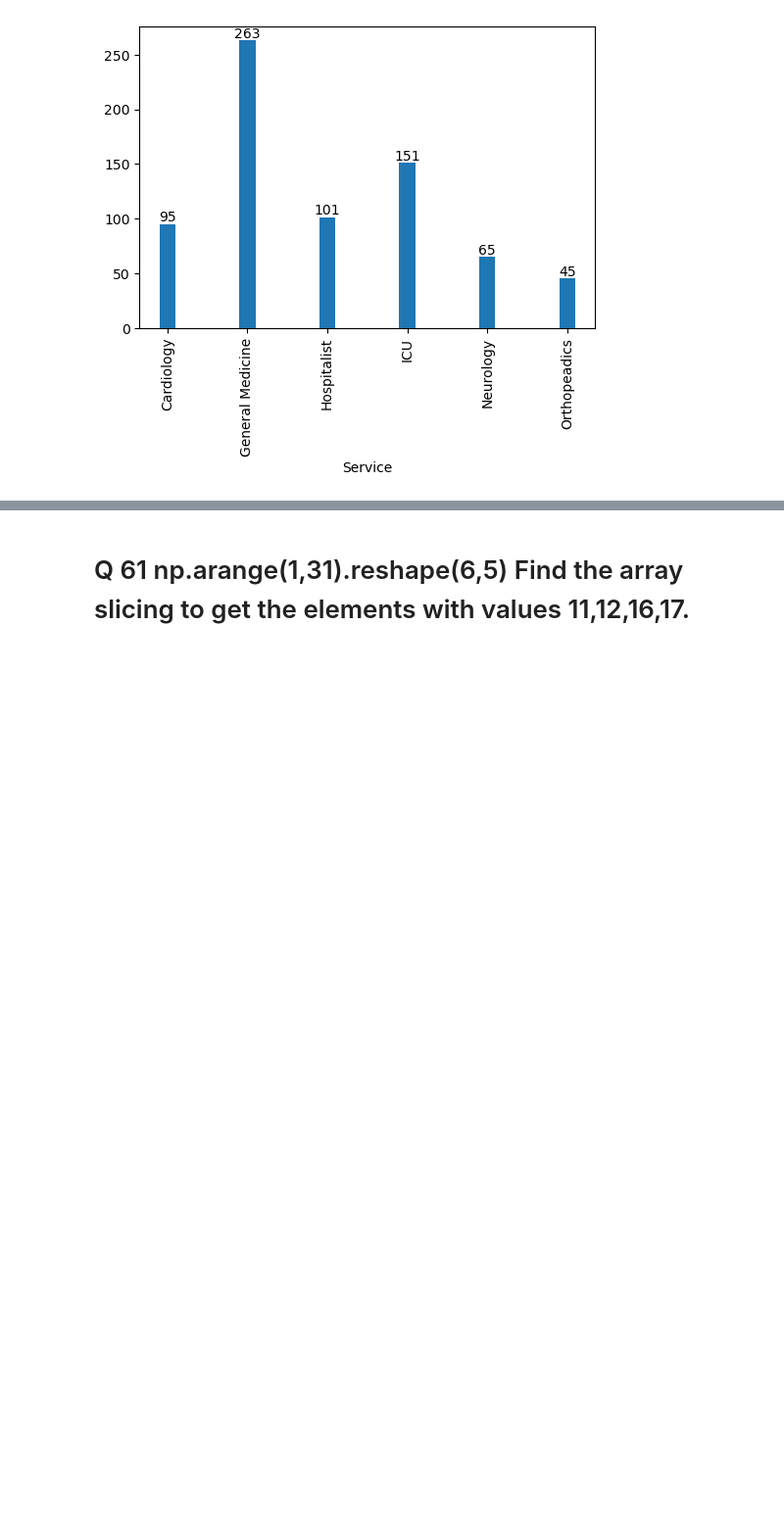
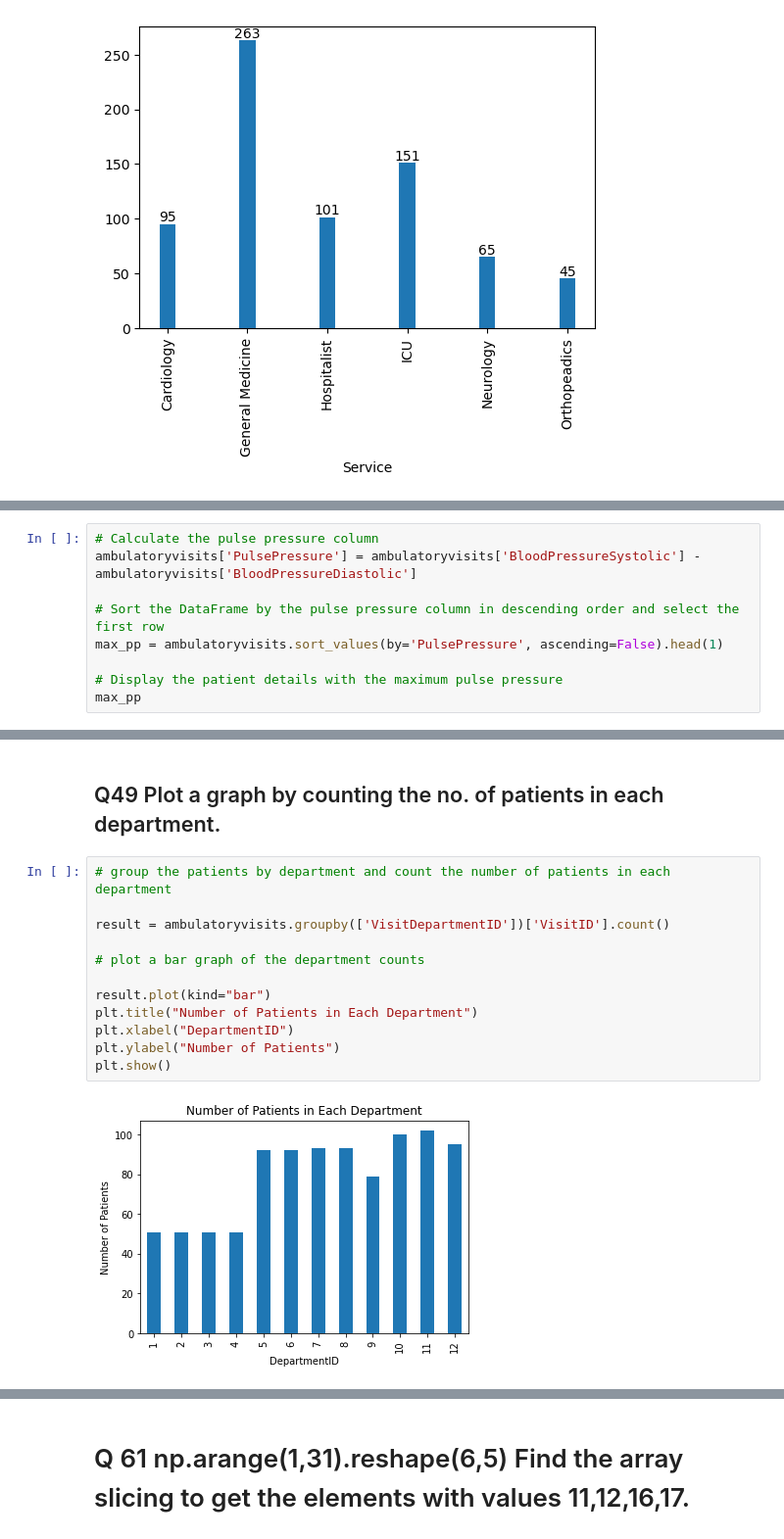
Before and after one commit to AbinayaGobinath/DataWranglers_PythonHackathon, a Jupyter notebook: DataWranglers_Finalquestions.ipynb, the cells around one changed output, grey strips where cells are left out. Shown at 98% size. Drawn from its saved outputs; the diff is of its cells as text; blank space fills up the shorter version.

Commit message:
Update DataWranglers_Finalquestions.ipynb
Question 41 to 60

```diff
--- a/DataWranglers_Finalquestions.ipynb
+++ b/DataWranglers_Finalquestions.ipynb
@@ -46,0 +186,9 @@ plt.show()
+# %%
+# Calculate the pulse pressure column
+ambulatoryvisits['PulsePressure'] = ambulatoryvisits['BloodPressureSystolic'] - ambulatoryvisits['BloodPressureDiastolic']
+
+# Sort the DataFrame by the pulse pressure column in descending order and select the first row
+max_pp = ambulatoryvisits.sort_values(by='PulsePressure', ascending=False).head(1)
+
+# Display the patient details with the maximum pulse pressure
+max_pp
@@ -46,0 +211,16 @@ plt.show()
+# %% [markdown]
+## Q49 Plot a graph by counting the no. of patients in each department.
+# %%
+# group the patients by department and count the number of patients in each department
+
+result = ambulatoryvisits.groupby(['VisitDepartmentID'])['VisitID'].count()
+
+# plot a bar graph of the department counts
+
+result.plot(kind="bar")
+plt.title("Number of Patients in Each Department")
+plt.xlabel("DepartmentID")
+plt.ylabel("Number of Patients")
+plt.show()
+# %% [output]
+[figure, added]
```
Also changed, not shown: parts of 42 cells of this notebook.
